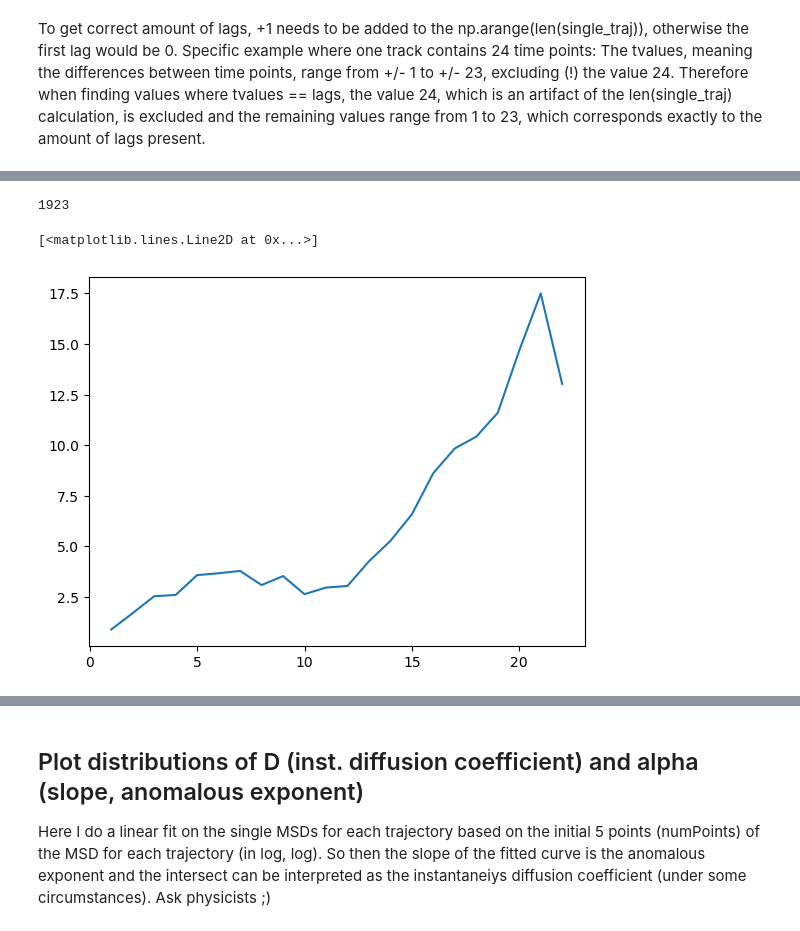
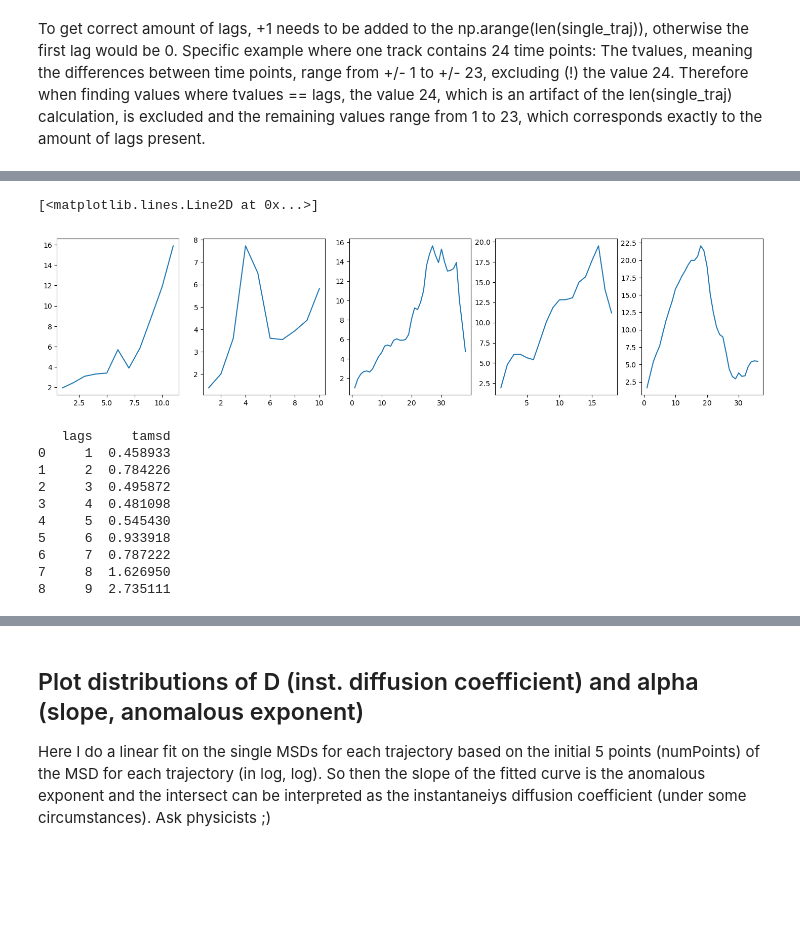
Before and after one commit to fmi-basel/singlemolecule-tracking, a Jupyter notebook: runs/2023-11-26_develop_measurements/Particle_mobility_analysis.ipynb, the cells around one changed output, grey strips where cells are left out. Cells and saved outputs as stored; diff of their text form; code cells hidden in the pictures; blank space fills up the shorter version.

```diff
--- a/runs/2023-11-26_develop_measurements/Particle_mobility_analysis.ipynb
+++ b/runs/2023-11-26_develop_measurements/Particle_mobility_analysis.ipynb
@@ -268,12 +451,36 @@ Specific example where one track contains 24 time points: The tvalues, meaning t
 # %%
 # Calculates the tamsd for all tracks seperately and saves them in a list
 
-tamsd_seperate_tracks = []
+D21_tamsd_seperate_tracks = []
 
-for track in singletracks_all_sorted:
+for track in D21_singletracks_all_sorted:
     tamsd = calculate_single_tamsd(track)
-    tamsd_seperate_tracks.append(tamsd)
+    D21_tamsd_seperate_tracks.append(tamsd)
 
-print(tamsd_seperate_tracks[5])
+print(D21_tamsd_seperate_tracks[5])
+
+D28_tamsd_seperate_tracks = []
+
+for track in D28_singletracks_all_sorted:
+    tamsd = calculate_single_tamsd(track)
+    D28_tamsd_seperate_tracks.append(tamsd)
+
+print(D28_tamsd_seperate_tracks[5])
+
+D35_tamsd_seperate_tracks = []
+
+for track in D35_singletracks_all_sorted:
+    tamsd = calculate_single_tamsd(track)
+    D35_tamsd_seperate_tracks.append(tamsd)
+
+print(D35_tamsd_seperate_tracks[5])
+
+D55_tamsd_seperate_tracks = []
+
+for track in D55_singletracks_all_sorted:
+    tamsd = calculate_single_tamsd(track)
+    D55_tamsd_seperate_tracks.append(tamsd)
+
+print(D55_tamsd_seperate_tracks[5])
 # %% [output]
     lags      tamsd
@@ -296,13 +503,26 @@ print(tamsd_seperate_tracks[5])
-# %%
-len(tamsd_seperate_tracks)
-# %% [output]
-1923
-# %%
-fig, ax = plt.subplots()
-ax.plot(tamsd_singletrack["lags"],tamsd_singletrack["tamsd"])
-# %% [output]
-[<matplotlib.lines.Line2D at 0x...>]
-[figure, removed]
+# %%
+fig, ax = plt.subplots(1,5, figsize= (18,4))
+ax[0].plot(D21_tamsd_seperate_tracks[0]["lags"],D21_tamsd_seperate_tracks[0]["tamsd"])
+ax[1].plot(D21_tamsd_seperate_tracks[1]["lags"],D21_tamsd_seperate_tracks[1]["tamsd"])
+ax[2].plot(D21_tamsd_seperate_tracks[2]["lags"],D21_tamsd_seperate_tracks[2]["tamsd"])
+ax[3].plot(D21_tamsd_seperate_tracks[4]["lags"],D21_tamsd_seperate_tracks[4]["tamsd"])
+ax[4].plot(D21_tamsd_seperate_tracks[5]["lags"],D21_tamsd_seperate_tracks[5]["tamsd"])
+# %% [output]
+[<matplotlib.lines.Line2D at 0x...>]
+[figure, added]
+# %%
+print(D21_tamsd_seperate_tracks[3])
+# %% [output]
+   lags     tamsd
+0     1  0.458933
+1     2  0.784226
+2     3  0.495872
+3     4  0.481098
+4     5  0.545430
+5     6  0.933918
+6     7  0.787222
+7     8  1.626950
+8     9  2.735111
 # %%
 # Calculates time-averaged MSD (tamsd) for a all tracks in a given ROI
 
```
Also changed, not shown: parts of 49 cells of this notebook.
